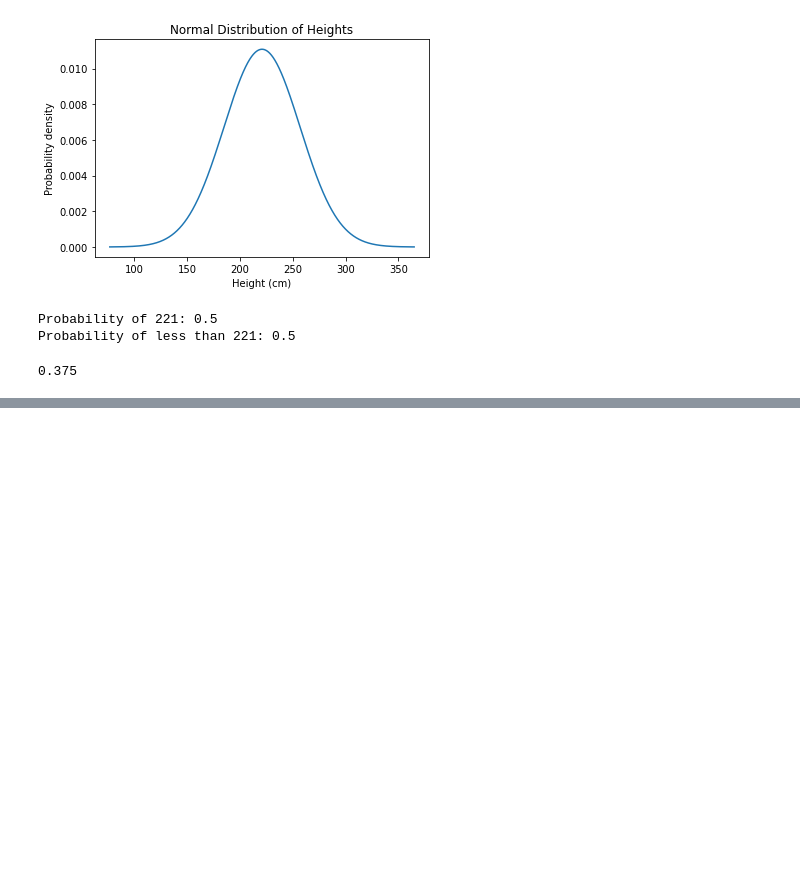
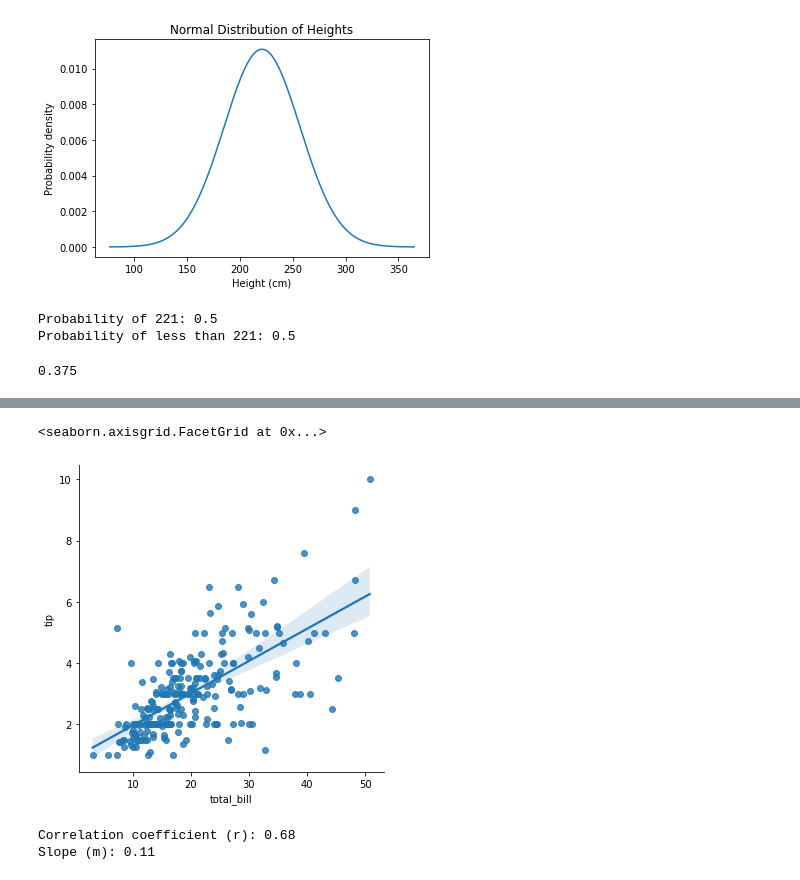
Before and after one commit to Emily20222022/blog_analytic_master, a Jupyter notebook: DS_analysis_stats_&_probability.ipynb, the cells around one changed output, grey strips where cells are left out. Cells and saved outputs as stored; diff of their text form; code cells hidden in the pictures; blank space fills up the shorter version.

```diff
--- a/DS_analysis_stats_&_probability.ipynb
+++ b/DS_analysis_stats_&_probability.ipynb
@@ -577,0 +697,22 @@ Probability of less than 221: 0.5
+# %%
+import seaborn as sns
+
+tips = sns.load_dataset("tips")
+
+sns.lmplot(x="total_bill", y="tip", data=tips)
+# %% [output]
+<seaborn.axisgrid.FacetGrid at 0x...>
+[figure, added]
+# %%
+import seaborn as sns
+import numpy as np
+data = sns.load_dataset('tips')
+
+r = np.corrcoef(data['total_bill'], data['tip'])[0, 1]
+m = np.polyfit(data['total_bill'], data['tip'],1)[0]
+
+print(f"Correlation coefficient (r): {r:.2f}")
+print(f"Slope (m): {m:.2f}")
+# %% [output]
+Correlation coefficient (r): 0.68
+Slope (m): 0.11
```
Also changed, not shown: parts of 5 cells of this notebook.
